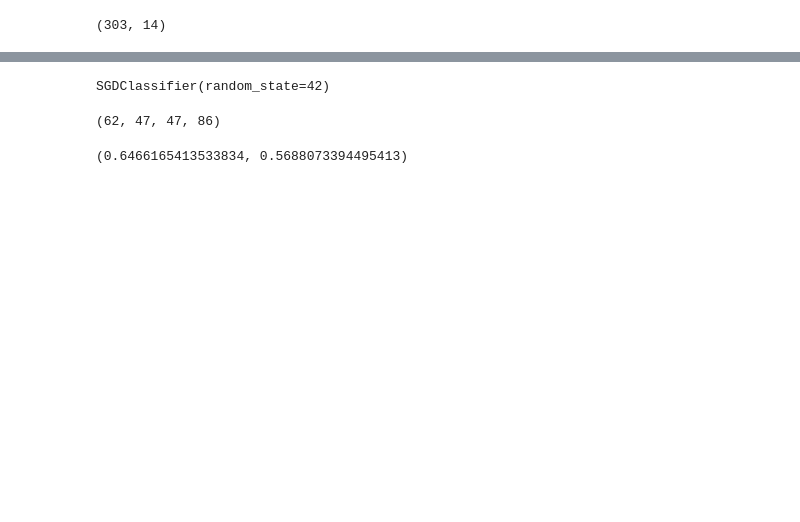
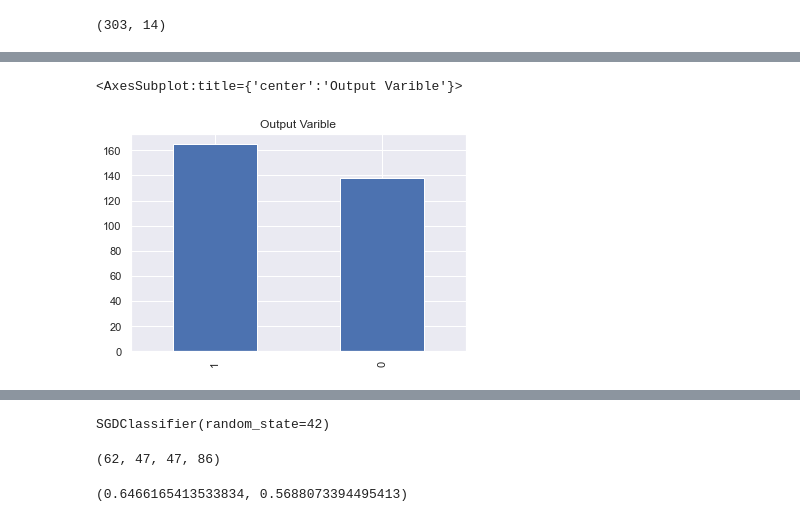
Before and after one commit to pelinniseri/ML, a Jupyter notebook: HearthAttackPrediction.ipynb, the cells around one changed output, grey strips where cells are left out. Drawn from its saved outputs; the diff is of its cells as text; code cells hidden in the pictures; blank space fills up the shorter version.

```diff
--- a/HearthAttackPrediction.ipynb
+++ b/HearthAttackPrediction.ipynb
@@ -30,0 +89,5 @@ msng.matrix(heart_dataset) #no missing data
+# %%
+heart_dataset["output"].value_counts().plot.bar(title = "Output Varible")
+# %% [output]
+<AxesSubplot:title={'center':'Output Varible'}>
+[figure, added]
```
Also changed, not shown: parts of 79 cells of this notebook.
